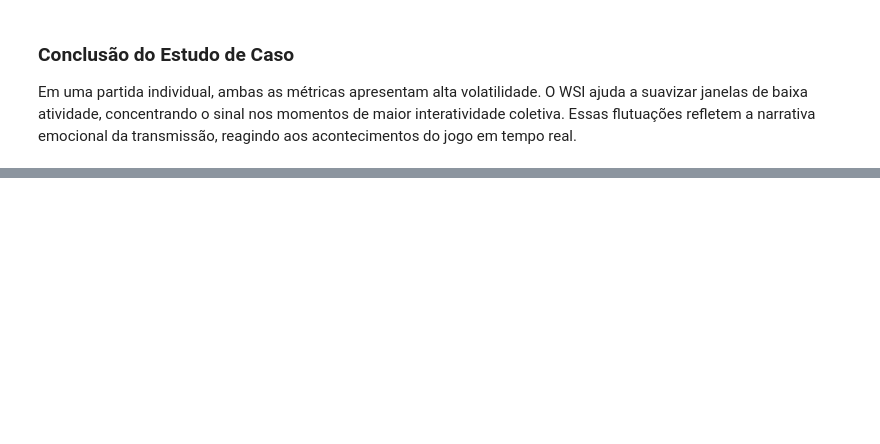
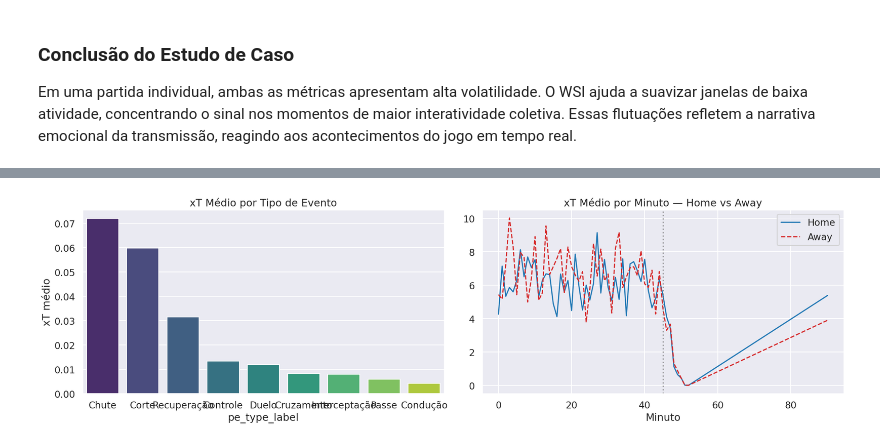
Before and after one commit to IgorJoaquimn/cdaf, a Jupyter notebook: notebooks/TP2_Youtube_EDA.ipynb, the cells around one changed output, grey strips where cells are left out. Cells and saved outputs as stored; diff of their text form; code cells hidden in the pictures; blank space fills up the shorter version.

```diff
--- a/notebooks/TP2_Youtube_EDA.ipynb
+++ b/notebooks/TP2_Youtube_EDA.ipynb
@@ -237,0 +457,26 @@ A análise exploratória demonstra que o YouTube Live Chat funciona como um sens
+# %%
+# df_ev já possui coluna xt (carregada do parquet)
+df_valid_ev = df_ev.dropna(subset=["x_atk", "y_atk", "xt"]).copy()
+
+# xT médio por tipo de evento
+xt_by_type = df_valid_ev.groupby("pe_type_label")["xt"].mean().sort_values(ascending=False)
+fig, axes = plt.subplots(1, 2, figsize=(20, 6))
+sns.barplot(x=xt_by_type.index, y=xt_by_type.values, hue=xt_by_type.index,
+            palette="viridis", legend=False, ax=axes[0])
+axes[0].set_title("xT Médio por Tipo de Evento")
+axes[0].set_ylabel("xT médio")
+
+# xT acumulado por minuto (home vs away)
+xt_per_min_team = df_valid_ev.groupby(["match_minute", "home_team"])["xt"].sum().reset_index()
+xt_home_min = xt_per_min_team[xt_per_min_team["home_team"] == True].groupby("match_minute")["xt"].mean()
+xt_away_min = xt_per_min_team[xt_per_min_team["home_team"] == False].groupby("match_minute")["xt"].mean()
+mask_h = (xt_home_min.index >= 0) & (xt_home_min.index <= 90)
+mask_a = (xt_away_min.index >= 0) & (xt_away_min.index <= 90)
+axes[1].plot(xt_home_min.index[mask_h], xt_home_min[mask_h], label="Home", color="#1f77b4", lw=2)
+axes[1].plot(xt_away_min.index[mask_a], xt_away_min[mask_a], label="Away", color="#d62728", lw=2, linestyle="--")
+axes[1].axvline(45, color="gray", linestyle=":", alpha=0.7)
+axes[1].set_title("xT Médio por Minuto — Home vs Away")
+axes[1].set_xlabel("Minuto"); axes[1].legend()
+plt.tight_layout(); plt.show()
+# %% [output]
+[figure, added]
```
Also changed, not shown: parts of 25 cells of this notebook, 7 other files.
